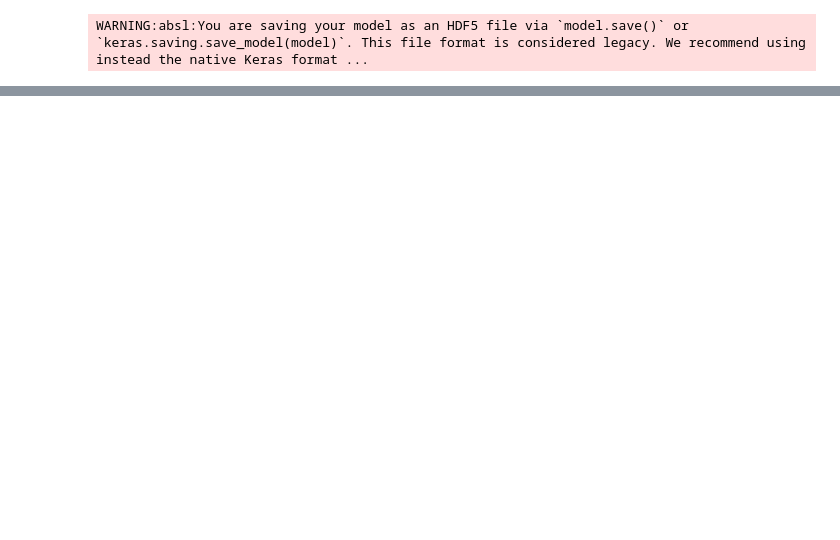
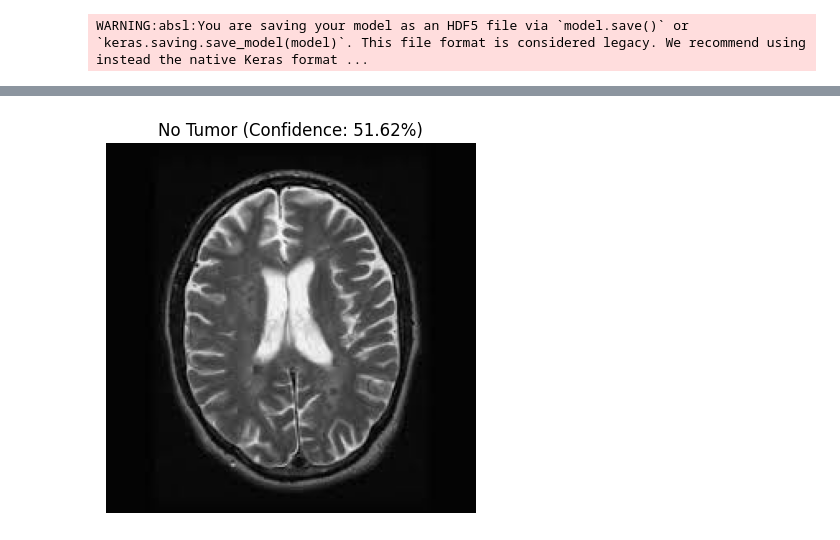
Before and after one commit to NishchayGithub2004/Machine-Learning-Projects, a Jupyter notebook: brain tumor prediction/untitled.ipynb, the cells around one changed output, grey strips where cells are left out. Drawn from its saved outputs; the diff is of its cells as text; code cells hidden in the pictures; blank space fills up the shorter version.

```diff
--- a/brain tumor prediction/untitled.ipynb
+++ b/brain tumor prediction/untitled.ipynb
@@ -266,0 +305,4 @@ Now that we have created a model and saved it, I will write a python code to loa
+# %%
+image_path = 'split data/test/no/21 no.jpg'
+detect_and_display(image_path)
+# %% [output]
@@ -266,0 +310 @@ Now that we have created a model and saved it, I will write a python code to loa
+[figure, added]
```
Also changed, not shown: parts of 8 cells of this notebook.
